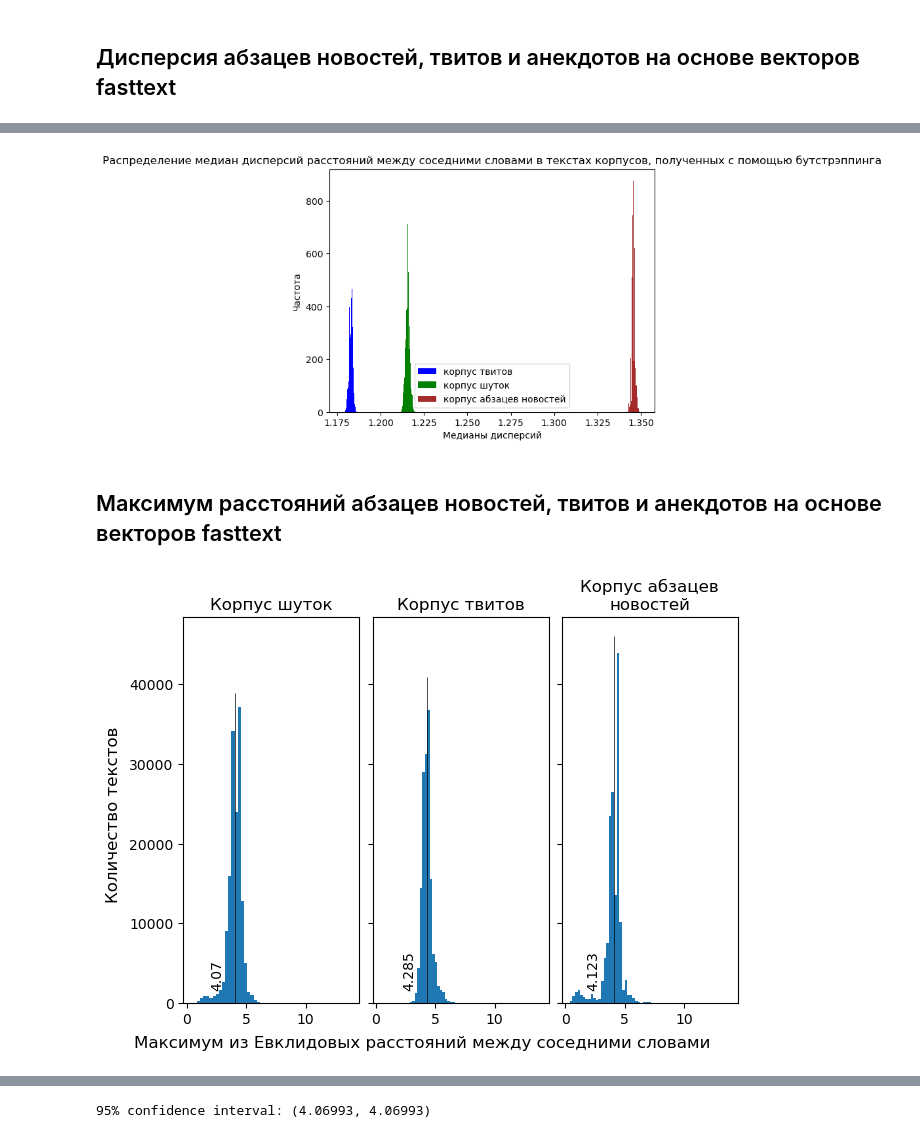
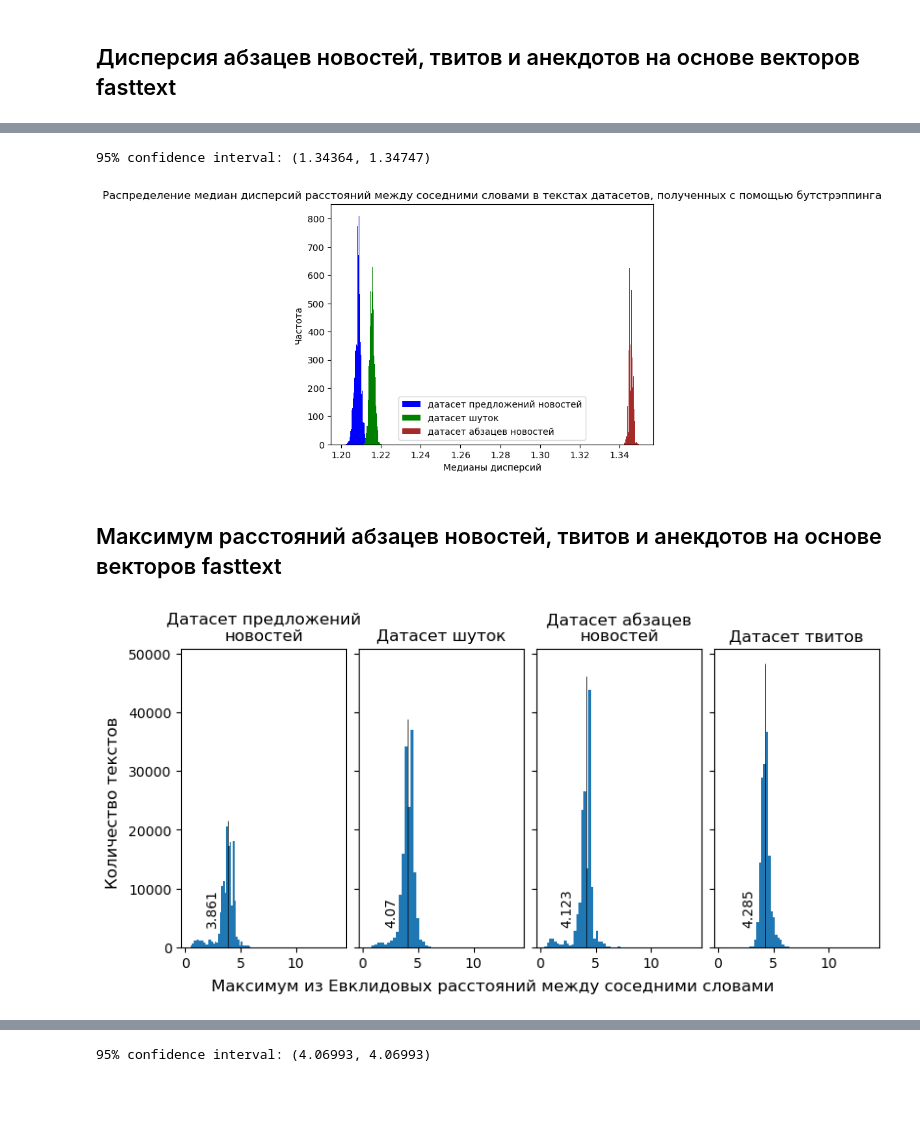
Before and after one commit to tadgeislamins/jokes_apart, a Jupyter notebook: jokes_apart.ipynb, the cells around one changed output, grey strips where cells are left out. Drawn from its saved outputs; the diff is of its cells as text; code cells hidden in the pictures; blank space fills up the shorter version.

```diff
--- a/jokes_apart.ipynb
+++ b/jokes_apart.ipynb
@@ -557,7 +596,8 @@ news_sents_slice_df.to_csv('news_paragraphs_statistics.csv', index=False, encodi
 # %%
 jokes_slice_df = pd.read_csv('jokes_statistics.csv')
 tweets_slice_df = pd.read_csv('tweets_statistics.csv')
-news_sents_slice_df = pd.read_csv('news_paragraphs_statistics.csv')
+news_paragraphs_slice_df = pd.read_csv('news_paragraphs_statistics.csv')
+news_sents_slice_df = pd.read_csv('news_sents_statistics.csv')
 # %%
 def bootstrap(data, stat_function, iter_count=10000):
     bootstrap_stats = []
@@ -650,50 +692,63 @@ print(f"95% confidence interval: ({confint_lower:.5f}, {confint_upper:.5f})")
+# %%
+news_paragraphs_bootstrap_var_median = bootstrap(news_paragraphs_var, stat_function=np.median)
+confint_lower, confint_upper = np.percentile(news_paragraphs_bootstrap_var_median, [2.5, 97.5])
+print(f"95% confidence interval: ({confint_lower:.5f}, {confint_upper:.5f})")
+# %% [output]
+95% confidence interval: (1.34364, 1.34747)
 # %%
-plt.hist(tweets_bootstrap_var_median, label='корпус твитов', bins=60, color='blue')
-plt.hist(jokes_bootstrap_var_median, label='корпус шуток', bins=60, color='green')
-plt.hist(news_sents_bootstrap_var_median, label='корпус абзацев новостей', bins=60, color='brown')
+plt.hist(news_sents_bootstrap_var_median, label='датасет предложений новостей', bins=60, color='blue')
+plt.hist(jokes_bootstrap_var_median, label='датасет шуток', bins=60, color='green')
+plt.hist(news_paragraphs_bootstrap_var_median, label='датасет абзацев новостей', bins=60, color='brown')
 plt.legend()
 
-plt.title('Распределение медиан дисперсий расстояний между соседними словами в текстах корпусов, полученных с помощью бутстрэппинга')
+plt.title('Распределение медиан дисперсий расстояний между соседними словами в текстах датасетов, полученных с помощью бутстрэппинга')
 plt.xlabel('Медианы дисперсий')
 plt.ylabel('Частота')
 
 plt.show()
 # %% [output]
-[figure, old version]
+[figure, new version]
 # %% [markdown]
 ## Максимум расстояний абзацев новостей, твитов и анекдотов на основе векторов fasttext
 # %%
 # Максимум
 
-fig, (ax1, ax2, ax3) = plt.subplots(1, 3, sharex='all', sharey='all', constrained_layout=True)
+fig, (ax1, ax2, ax3, ax4) = plt.subplots(1, 4, sharex='all', sharey='all', constrained_layout=True, figsize=(8, 4))
 
-ax1.hist(jokes_slice_df['max_dist'], bins=50)
+ax1.hist(news_sents_slice_df['max_dist'], bins=50)
 ymin, ymax = ax1.get_ylim()
+news_sents_max_dist_median = news_sents_slice_df['max_dist'].median()
+ax1.vlines(x = news_sents_max_dist_median, ymin=ymin, ymax=ymax, color='black', lw=0.5)
+ax1.text(1.8, 4000, str(round(news_sents_max_dist_median, 3)), color='black', rotation=90)
+ax1.set_title('Датасет предложений\nновостей')
+
+ax2.hist(jokes_slice_df['max_dist'], bins=50)
+ymin, ymax = ax2.get_ylim()
 jokes_max_dist_median = jokes_slice_df['max_dist'].median()
-ax1.vlines(x = jokes_max_dist_median, ymin=ymin, ymax=ymax, color='black', lw=0.5)
-ax1.text(2.0, 2000, str(round(jokes_max_dist_median, 3)), color='black', rotation=90)
-ax1.set_title('Корпус шуток')
+ax2.vlines(x = jokes_max_dist_median, ymin=ymin, ymax=ymax, color='black', lw=0.5)
+ax2.text(2.0, 4000, str(round(jokes_max_dist_median, 3)), color='black', rotation=90)
+ax2.set_title('Датасет шуток')
 
-ax2.hist(tweets_slice_df['max_dist'], bins=50)
-ymin, ymax = ax2.get_ylim()
+ax3.hist(news_paragraphs_slice_df['max_dist'], bins=50)
+ymin, ymax = ax3.get_ylim()
+news_paragraphs_max_dist_median = news_paragraphs_slice_df['max_dist'].median()
+ax3.vlines(x = news_paragraphs_max_dist_median, ymin=ymin, ymax=ymax, color='black', lw=0.5)
+ax3.text(1.8, 4000, str(round(news_paragraphs_max_dist_median, 3)), color='black', rotation=90)
+ax3.set_title('Датасет абзацев\nновостей')
+
+ax4.hist(tweets_slice_df['max_dist'], bins=50)
+ymin, ymax = ax4.get_ylim()
 tweets_max_dist_median = tweets_slice_df['max_dist'].median()
-ax2.vlines(x = tweets_max_dist_median, ymin=ymin, ymax=ymax, color='black', lw=0.5)
-ax2.text(2.2, 2000, str(round(tweets_max_dist_median, 3)), color='black', rotation=90)
-ax2.set_title('Корпус твитов')
-
-ax3.hist(news_sents_slice_df['max_dist'], bins=50)
-ymin, ymax = ax3.get_ylim()
-news_sents_max_dist_median = news_sents_slice_df['max_dist'].median()
-ax3.vlines(x = news_sents_max_dist_median, ymin=ymin, ymax=ymax, color='black', lw=0.5)
-ax3.text(1.8, 2000, str(round(news_sents_max_dist_median, 3)), color='black', rotation=90)
-ax3.set_title('Корпус абзацев\nновостей')
+ax4.vlines(x = tweets_max_dist_median, ymin=ymin, ymax=ymax, color='black', lw=0.5)
+ax4.text(2.2, 4000, str(round(tweets_max_dist_median, 3)), color='black', rotation=90)
+ax4.set_title('Датасет твитов')
 
 fig.supxlabel('Максимум из Евклидовых расстояний между соседними словами')
 fig.supylabel('Количество текстов')
 
 plt.show()
 # %% [output]
-[figure, old version]
+[figure, new version]
 # %%
 # Максимум
 
```
Also changed, not shown: parts of 43 cells of this notebook.
